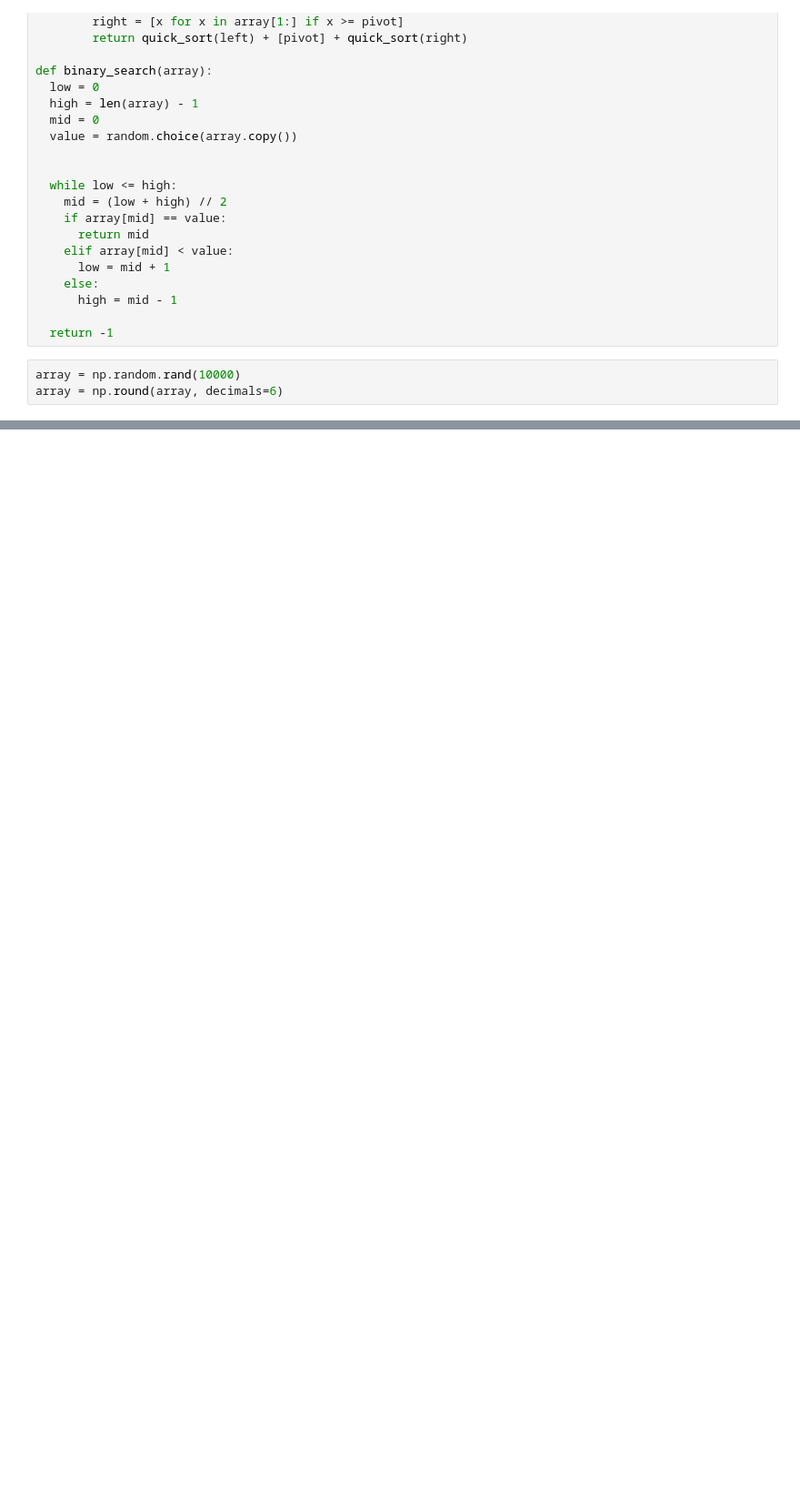
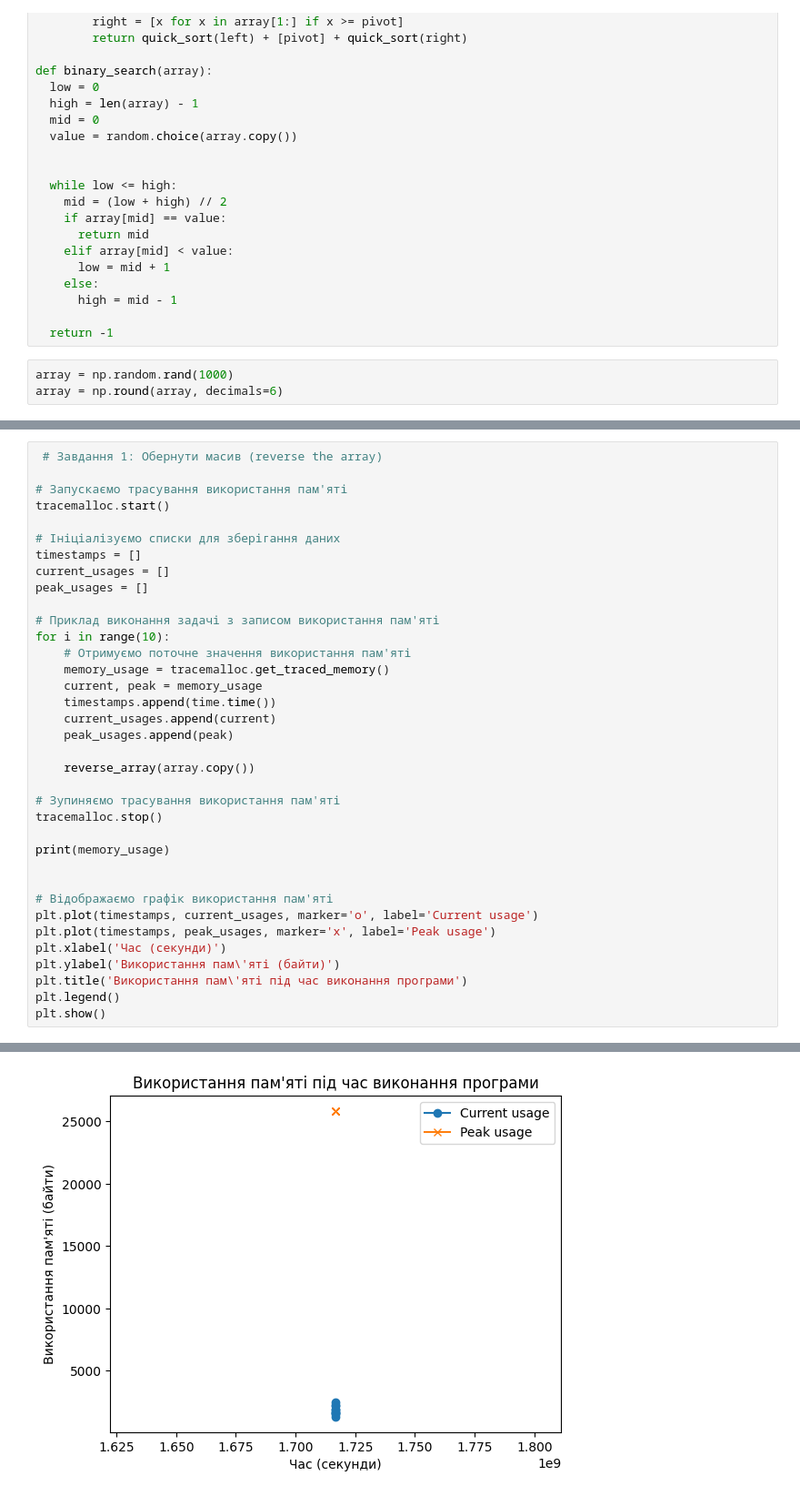
Before and after one commit to bohdanbtw/LPNU, a Jupyter notebook: Lab02/mymain.ipynb, the cells around one changed output, grey strips where cells are left out. Shown: that part at 91% size. Cells and saved outputs as stored; diff of their text form; blank space fills up the shorter version.

```diff
--- a/Lab02/mymain.ipynb
+++ b/Lab02/mymain.ipynb
@@ -52,5 +53,5 @@ def binary_search(array):
 
   return -1
 # %%
-array = np.random.rand(10000)
+array = np.random.rand(1000)
 array = np.round(array, decimals=6)
@@ -125,0 +58,37 @@ Memory Usage: (3050, 83699)
+# %%
+ # Завдання 1: Обернути масив (reverse the array)
+
+# Запускаємо трасування використання пам'яті
+tracemalloc.start()
+
+# Ініціалізуємо списки для зберігання даних
+timestamps = []
+current_usages = []
+peak_usages = []
+
+# Приклад виконання задачі з записом використання пам'яті
+for i in range(10):
+    # Отримуємо поточне значення використання пам'яті
+    memory_usage = tracemalloc.get_traced_memory()
+    current, peak = memory_usage
+    timestamps.append(time.time())
+    current_usages.append(current)
+    peak_usages.append(peak)
+
+    reverse_array(array.copy())
+
+# Зупиняємо трасування використання пам'яті
+tracemalloc.stop()
+
+print(memory_usage)
+
+
+# Відображаємо графік використання пам'яті
+plt.plot(timestamps, current_usages, marker='o', label='Current usage')
+plt.plot(timestamps, peak_usages, marker='x', label='Peak usage')
+plt.xlabel('Час (секунди)')
+plt.ylabel('Використання пам\'яті (байти)')
+plt.title('Використання пам\'яті під час виконання програми')
+plt.legend()
+plt.show()
+# %% [output]
@@ -125,0 +96 @@ Memory Usage: (3050, 83699)
+[figure, added]
```
Also changed, not shown: parts of 11 cells of this notebook, 1 other file.
